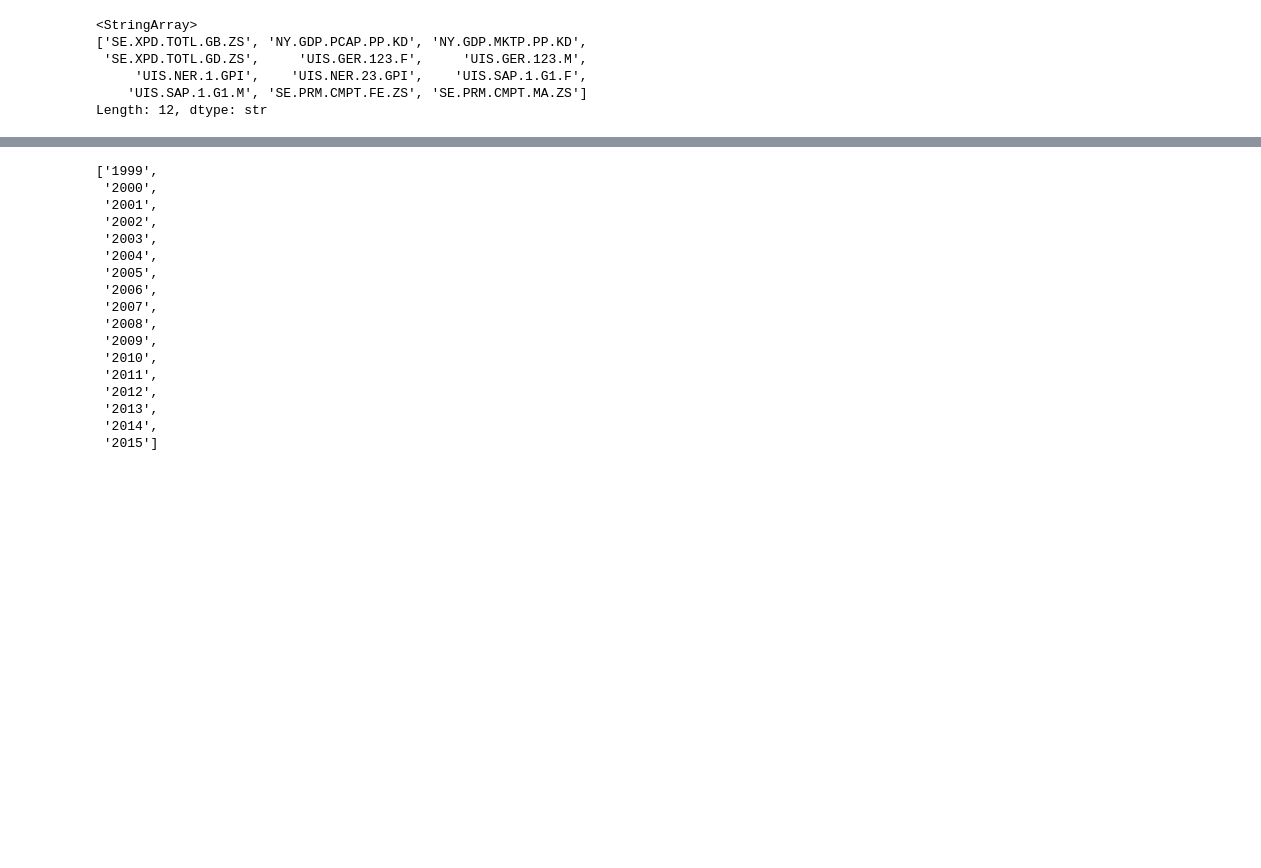
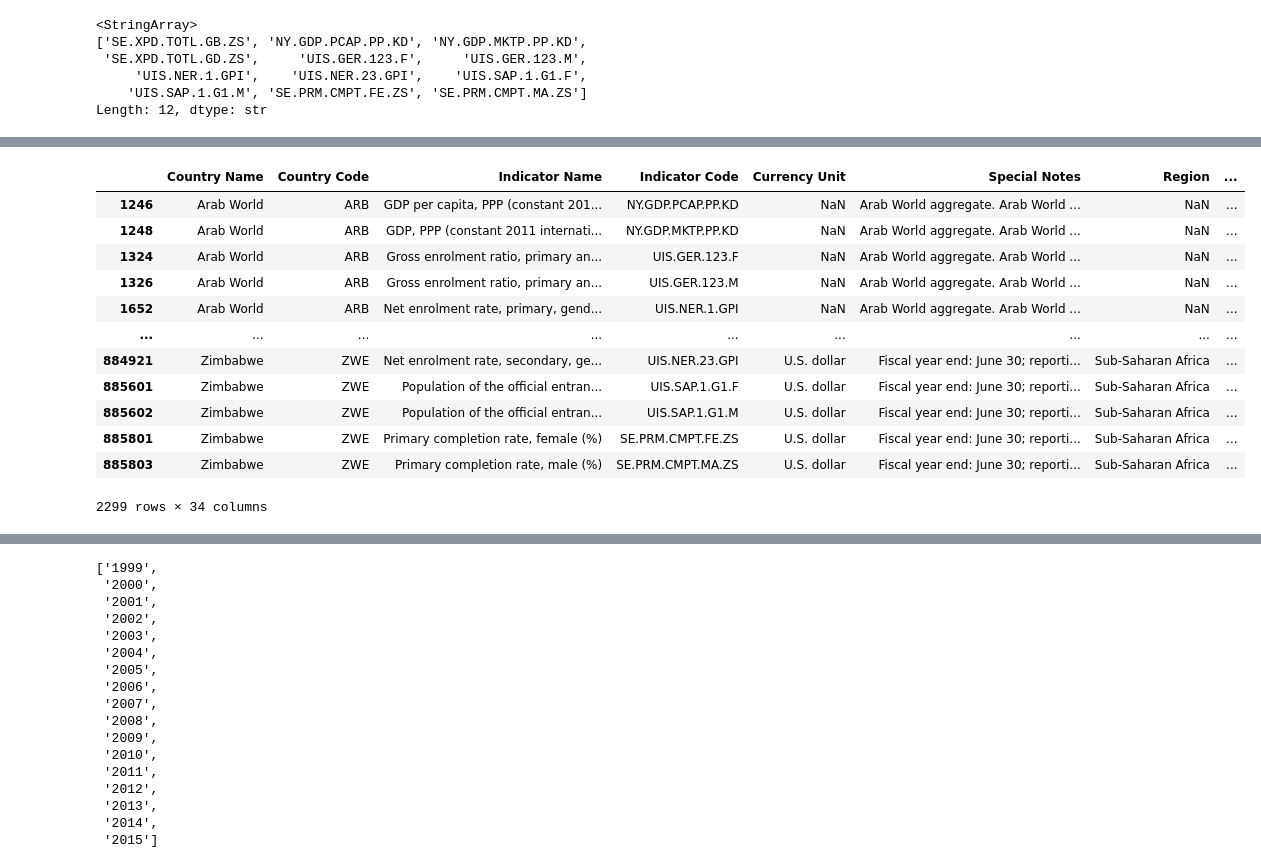
Before and after one commit to aKravtschenko/edstats-ml-analysis, a Jupyter notebook: global_education_economic_analysis.ipynb, the cells around one changed output, grey strips where cells are left out. Saved outputs shown, nothing was run; the diff lists cells and outputs as text; code cells hidden in the pictures; blank space fills up the shorter version.

```diff
--- a/global_education_economic_analysis.ipynb
+++ b/global_education_economic_analysis.ipynb
@@ -943,0 +919,3 @@ Length: 12, dtype: str
+# %%
+year_columns = [str(year) for year in DATE_RANGE_INDEX]
+year_columns
@@ -943,0 +940,9 @@ Length: 12, dtype: str
+# %%
+
+df_num = df_indicator_data.select_dtypes(include="number")
+
+df_indicator_data = df_indicator_data.dropna(
+    axis="index",
+    thresh=len(year_columns)*0.2,
+    subset=df_num.columns
+)# Empty year columns with 20% emptry rows, will be deleted
@@ -943,0 +969,23 @@ Length: 12, dtype: str
+# %%
+#df = df_indicator_data["Indicator Code"].str.contains("NY.GDP.MKTP.PP.KD")
+year_columns
+
+#df  = df_indicator_data.loc[(df_indicator_data["Indicator Code"] == "NY.GDP.MKTP.PP.KD") & (df_indicator_data["Country Code"] == "DEU")]
+df = df_indicator_data.loc[(df_indicator_data["Indicator Code"] == "NY.GDP.MKTP.PP.KD")]
+df_indicator_data["Median_GDP_PPP"] = df[year_columns].median(axis=1)
+
+df_indicator_data
+# %% [output]
+|  | Country Name | Country Code | Indicator Name | Indicator Code | Currency Unit | Special Notes | Region | ... |
+| 1246 | Arab World | ARB | GDP per capita, PPP (constant 201... | NY.GDP.PCAP.PP.KD | NaN | Arab World aggregate. Arab World ... | NaN | ... |
+| 1248 | Arab World | ARB | GDP, PPP (constant 2011 internati... | NY.GDP.MKTP.PP.KD | NaN | Arab World aggregate. Arab World ... | NaN | ... |
+| 1324 | Arab World | ARB | Gross enrolment ratio, primary an... | UIS.GER.123.F | NaN | Arab World aggregate. Arab World ... | NaN | ... |
+| 1326 | Arab World | ARB | Gross enrolment ratio, primary an... | UIS.GER.123.M | NaN | Arab World aggregate. Arab World ... | NaN | ... |
+| 1652 | Arab World | ARB | Net enrolment rate, primary, gend... | UIS.NER.1.GPI | NaN | Arab World aggregate. Arab World ... | NaN | ... |
+| ... | ... | ... | ... | ... | ... | ... | ... | ... |
+| 884921 | Zimbabwe | ZWE | Net enrolment rate, secondary, ge... | UIS.NER.23.GPI | U.S. dollar | Fiscal year end: June 30; reporti... | Sub-Saharan Africa | ... |
+| 885601 | Zimbabwe | ZWE | Population of the official entran... | UIS.SAP.1.G1.F | U.S. dollar | Fiscal year end: June 30; reporti... | Sub-Saharan Africa | ... |
+| 885602 | Zimbabwe | ZWE | Population of the official entran... | UIS.SAP.1.G1.M | U.S. dollar | Fiscal year end: June 30; reporti... | Sub-Saharan Africa | ... |
+| 885801 | Zimbabwe | ZWE | Primary completion rate, female (%) | SE.PRM.CMPT.FE.ZS | U.S. dollar | Fiscal year end: June 30; reporti... | Sub-Saharan Africa | ... |
+| 885803 | Zimbabwe | ZWE | Primary completion rate, male (%) | SE.PRM.CMPT.MA.ZS | U.S. dollar | Fiscal year end: June 30; reporti... | Sub-Saharan Africa | ... |
+2299 rows × 34 columns
```
Also changed, not shown: parts of 44 cells of this notebook.
